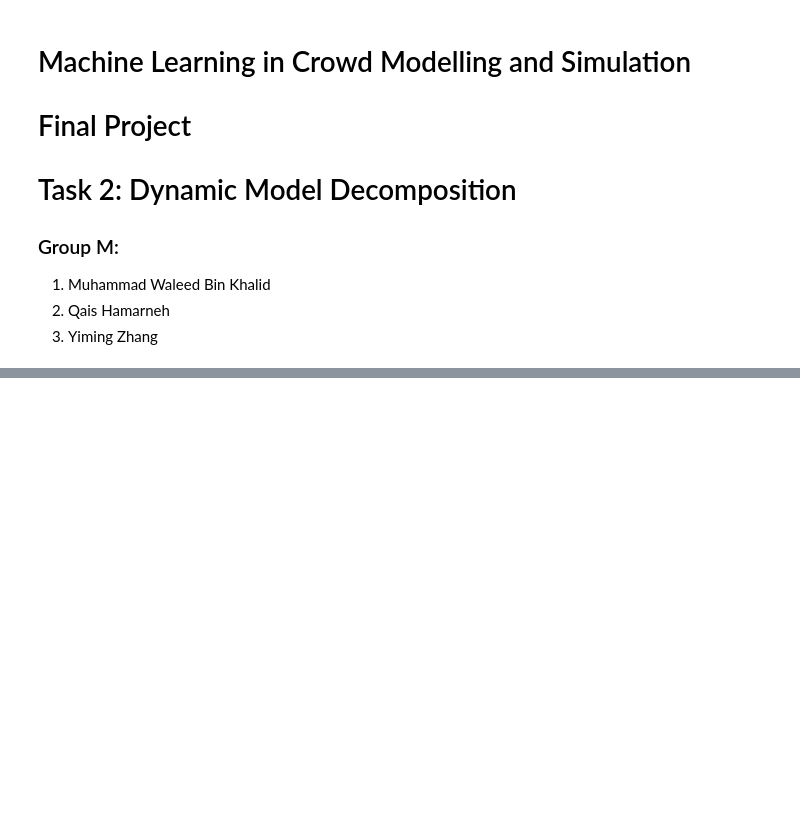
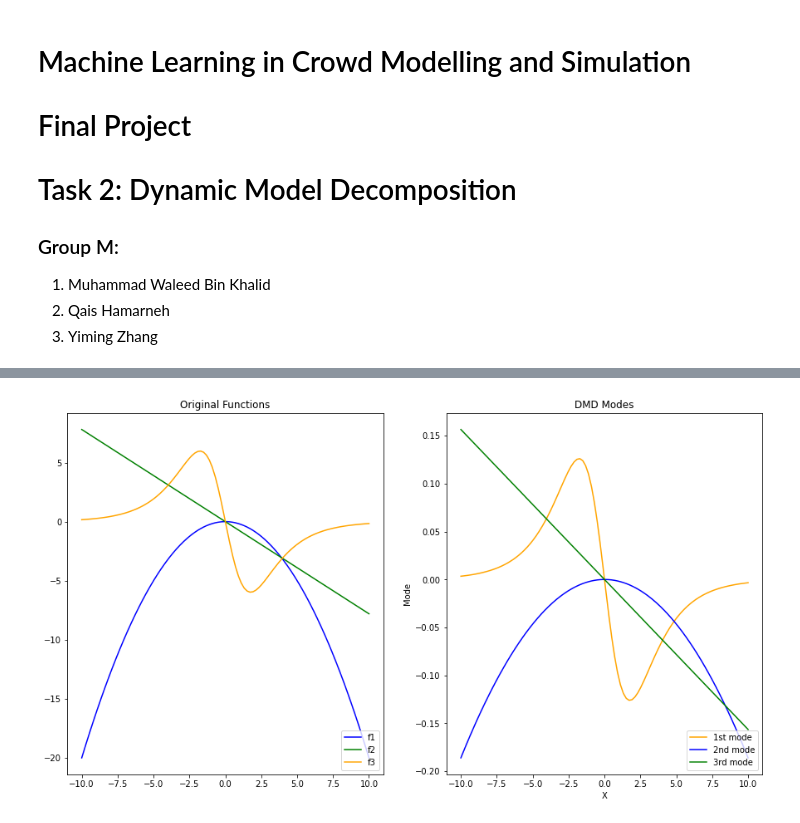
Before and after one commit to waleedbinkhalid74/ml_cms_final_project, a Jupyter notebook: task_2.ipynb, the cells around one changed output, grey strips where cells are left out. Saved outputs shown, nothing was run; the diff lists cells and outputs as text; code cells hidden in the pictures; blank space fills up the shorter version.

```diff
--- a/task_2.ipynb
+++ b/task_2.ipynb
@@ -118,16 +134,28 @@ f_ax.set_title('f')
 # %%
-dmd = DMD(data, time=t)
+dmd = DMD(f, time=t, transpose=True)
 phi = dmd.get_modes(modes = 3)
 # %%
-fig = plt.figure()
-gs = fig.add_gridspec(1, 1)
+fig = plt.figure(figsize=(15,8))
+gs = fig.add_gridspec(1, 2)
 ax = fig.add_subplot(gs[0, 0])
-ax.plot(x, phi[:,0].real)
-ax.plot(x, phi[:,1].real)
-ax.plot(x, phi[:,2].real)
+ax.plot(x, f1.real[0,:], color="blue", label="f1")
+ax.plot(x, f2.real[40,:], color="green", label="f2")
+ax.plot(x, f3.real[20,:], color="orange", label="f3")
+ax.legend(loc="lower right")
+ax.set_title('Original Functions')
+
+ax = fig.add_subplot(gs[0, 1])
+ax.plot(x, phi[:,0].real, color="orange", label="1st mode")
+ax.plot(x, phi[:,1].real, color="blue", label="2nd mode")
+ax.plot(x, phi[:,2].real, color="green", label="3rd mode")
+ax.legend(loc="lower right")
 ax.set_xlabel("X")
 ax.set_ylabel("Mode")
 ax.set_title('DMD Modes')
+
+fig.savefig("figures/task_2_3modes.png")
+# %% [output]
+[figure, added]
 # %%
 dmd_data = dmd.reconstruct()
 
```
Also changed, not shown: parts of 21 cells of this notebook, 8 other files.
